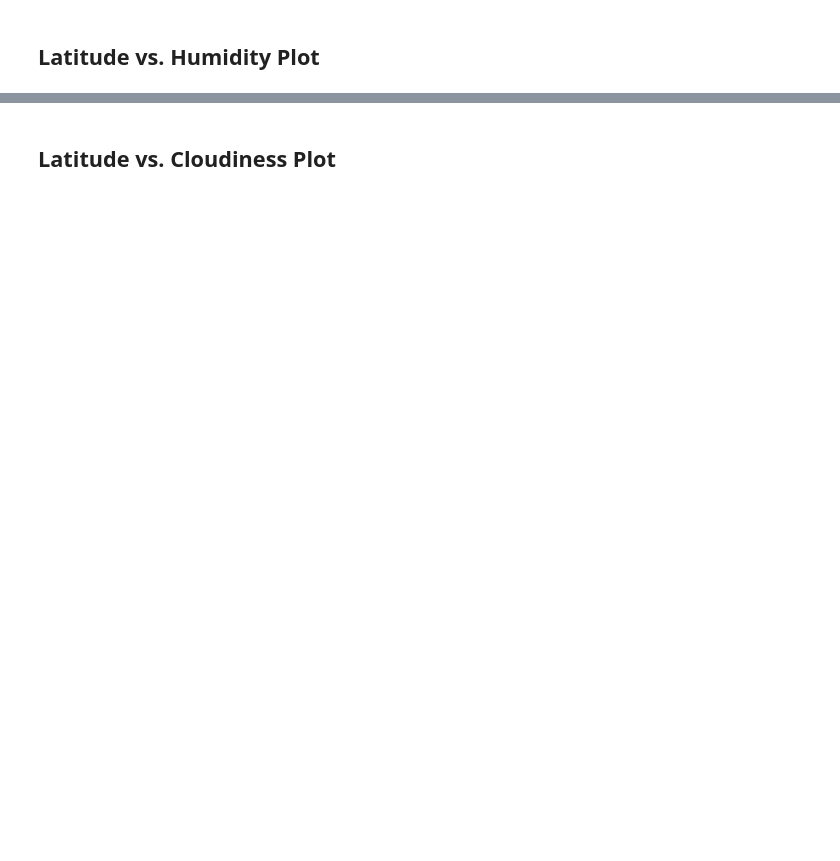
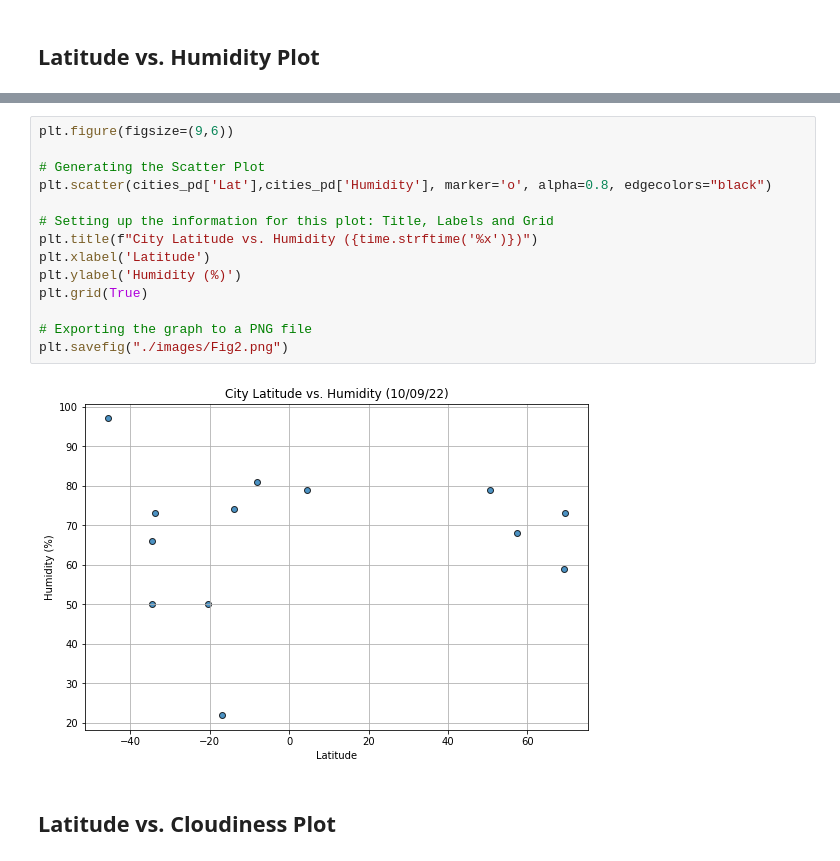
Before and after one commit to cheibergam/python-api-challenge, a Jupyter notebook: WeatherPy/WeatherPy.ipynb, the cells around one changed output, grey strips where cells are left out. Drawn from its saved outputs; the diff is of its cells as text; blank space fills up the shorter version.

```diff
--- a/WeatherPy/WeatherPy.ipynb
+++ b/WeatherPy/WeatherPy.ipynb
@@ -191,2 +201,18 @@ There are no cities in the data set that has humidity > 100%.
+# %%
+plt.figure(figsize=(9,6))
+
+# Generating the Scatter Plot
+plt.scatter(cities_pd['Lat'],cities_pd['Humidity'], marker='o', alpha=0.8, edgecolors="black")
+
+# Setting up the information for this plot: Title, Labels and Grid
+plt.title(f"City Latitude vs. Humidity ({time.strftime('%x')})")
+plt.xlabel('Latitude')
+plt.ylabel('Humidity (%)')
+plt.grid(True)
+
+# Exporting the graph to a PNG file
+plt.savefig("./images/Fig2.png")
+# %% [output]
+[figure, added]
 # %% [markdown]
 ## Latitude vs. Cloudiness Plot
```
Also changed, not shown: parts of 7 cells of this notebook.
